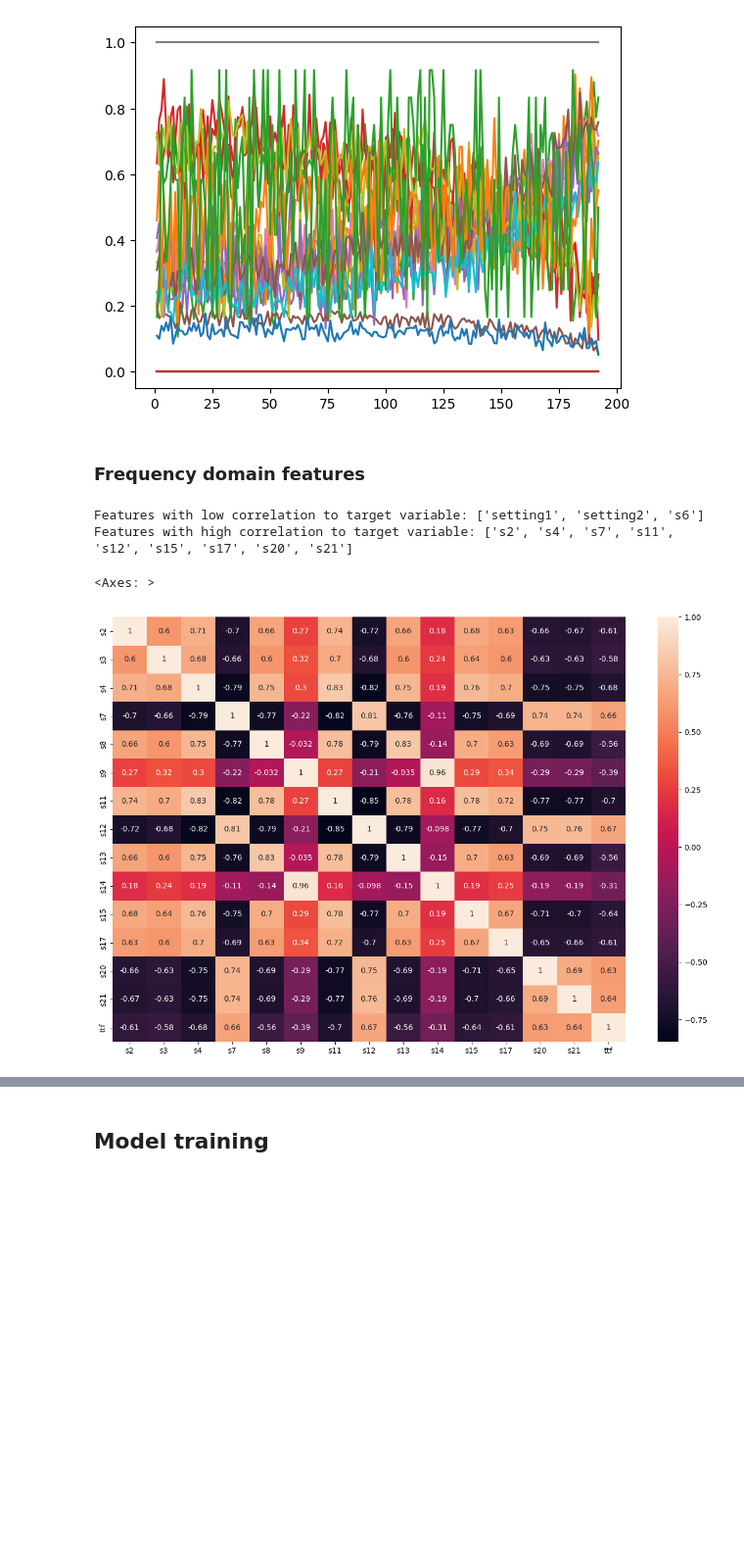
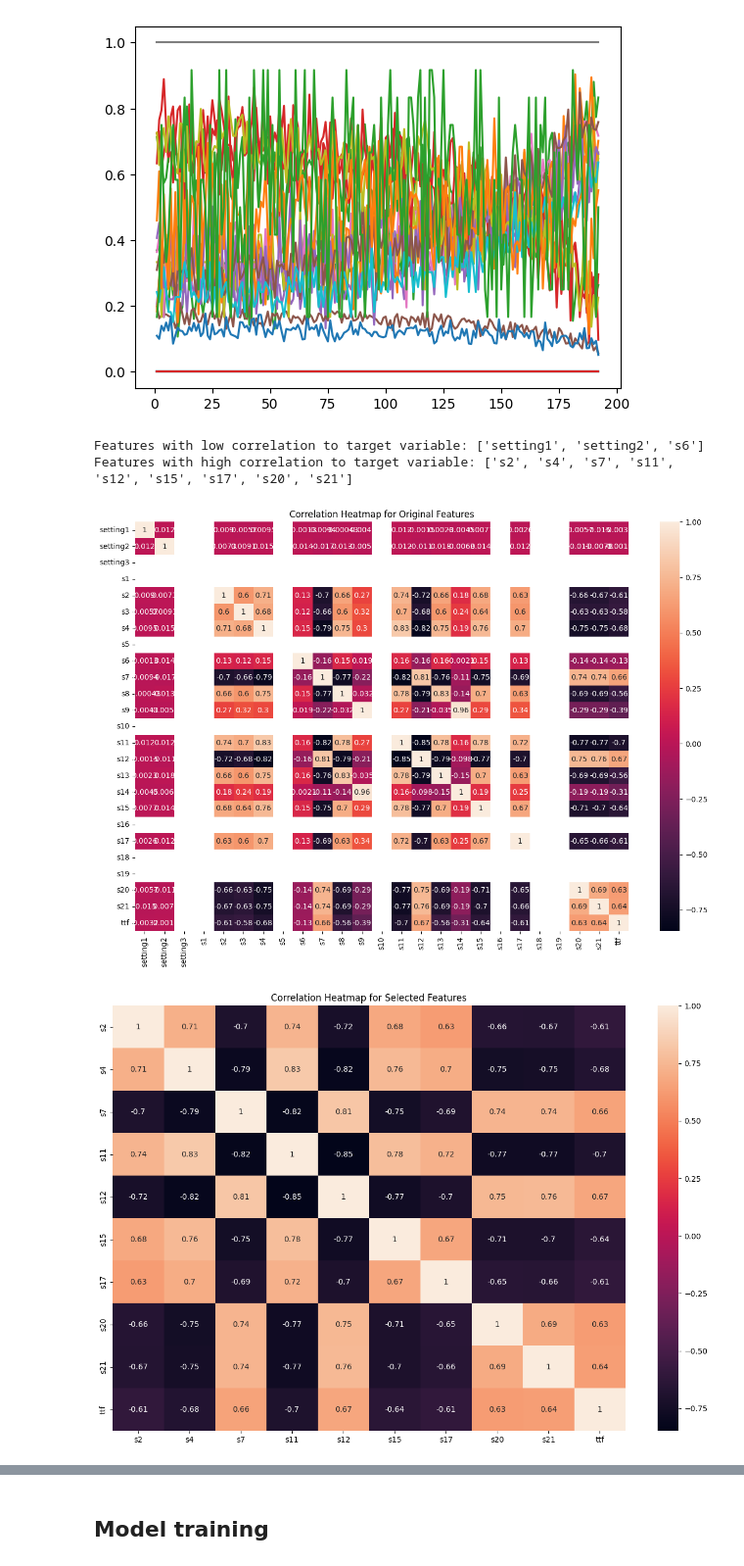
Before and after one commit to NechZ/Predictive-Maintenance, a Jupyter notebook: Engine-Predictive-Maintenance.ipynb, the cells around one changed output, grey strips where cells are left out. Shown at 98% size. Cells and saved outputs as stored; diff of their text form; code cells hidden in the pictures; blank space fills up the shorter version.

Commit message:
Revert "Freq_domain features"
This reverts commit a44a5321a715ac3c7111d1d783b8ec636c506a9a.

```diff
--- a/Engine-Predictive-Maintenance.ipynb
+++ b/Engine-Predictive-Maintenance.ipynb
@@ -141,5 +141,3 @@ for i in train_data.columns.difference(['id', 'cycle', 'label_bc', 'ttf']):
 plt.show()
 # %% [output]
 [figure]
-# %% [markdown]
-### Frequency domain features
@@ -169,40 +144,52 @@ def create_frequency_features(data):
 # %%
-# Settings
-settings = ['setting1', 'setting2', 'setting3']
-
 # Original features in the dataset
 features_orig = ['setting1', 'setting2', 'setting3', 's1', 's2', 's3', 's4', 's5', 's6', 's7', 's8', 's9', 's10', 's11', 's12', 's13', 's14', 's15', 's16', 's17', 's18', 's19', 's20', 's21']
 
-# Features with low correlation to target variable
-features_low_corr = ['s1', 's6', 's10', 's18', 's19', 's16', 's5']
+# Create a heatmap to visualize correlations between original features and target variable
+plt.figure(figsize=(15, 10))
+corr_orig = train_data[features_orig + ['ttf']].corr()
+sns.heatmap(corr_orig, annot=True)
+plt.title("Correlation Heatmap for Original Features")
 
 # Determine features with low and high correlation to the target variable
 correlation_with_target = corr_orig['ttf']
 high_corr_threshold = 0.6
 low_corr_threshold = 0.3
 
 features_high_corr = correlation_with_target[abs(correlation_with_target) > high_corr_threshold].index.tolist()
 features_low_corr = correlation_with_target[abs(correlation_with_target) < low_corr_threshold].index.tolist()
 
 # Remove the target variable from the lists
 if 'ttf' in features_high_corr:
     features_high_corr.remove('ttf')
 if 'ttf' in features_low_corr:
     features_low_corr.remove('ttf')
 
 # Display features with low and high correlation
 print("Features with low correlation to target variable:", features_low_corr)
 print("Features with high correlation to target variable:", features_high_corr)
 
 # Choose features to use
 features = features_high_corr
 
 # Create a heatmap to visualize correlations between selected features and target variable
 plt.figure(figsize=(15, 10))
-corr = train_data[features + ['ttf']].corr()
-sns.heatmap(corr, annot=True)
+corr_selected = train_data[features + ['ttf']].corr()
+sns.heatmap(corr_selected, annot=True)
+plt.title("Correlation Heatmap for Selected Features")
+
+# Prepare training and testing data
+X_train = train_data[features]
+y_train = train_data['ttf']
+X_test = test_data[features]
+y_test = test_data['ttf']
+
+# Scale the features using Min-Max scaler
+scaler = MinMaxScaler()
+X_train = scaler.fit_transform(X_train)
+X_test = scaler.transform(X_test)
 # %% [output]
 Features with low correlation to target variable: ['setting1', 'setting2', 's6']
 Features with high correlation to target variable: ['s2', 's4', 's7', 's11', 's12', 's15', 's17', 's20', 's21']
-<Axes: >
-[figure, old version]
+[figure, new version]
+[figure, added]
```
Also changed, not shown: parts of 6 cells of this notebook.
